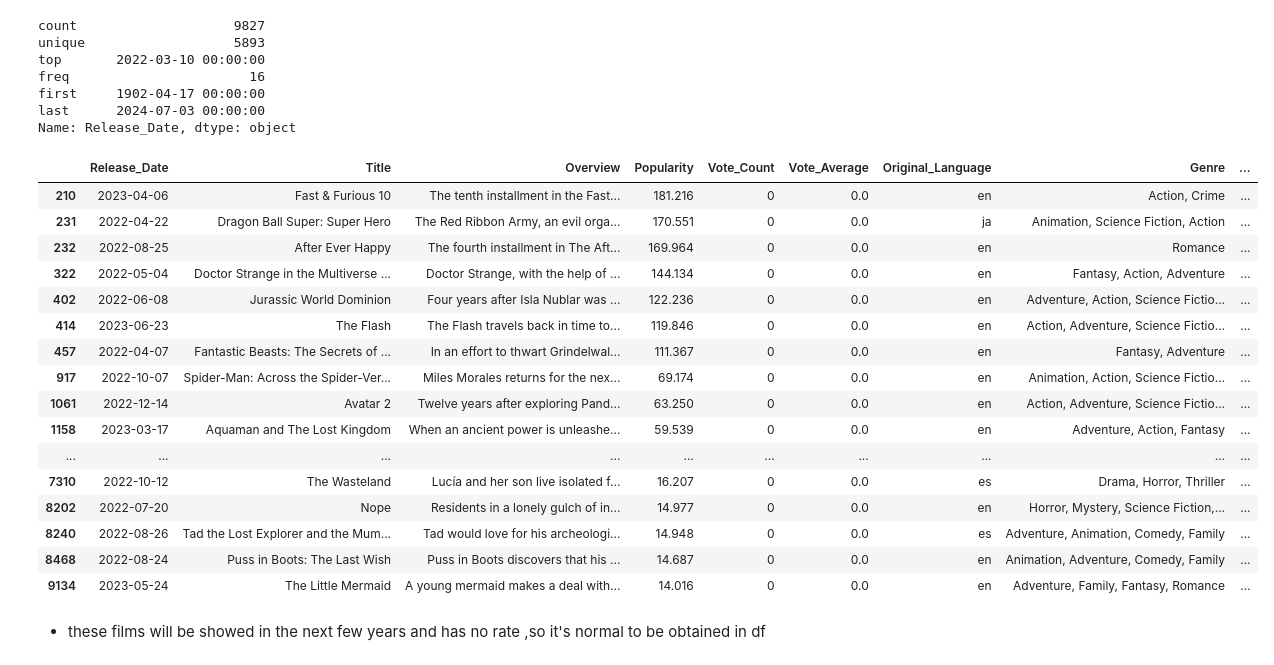
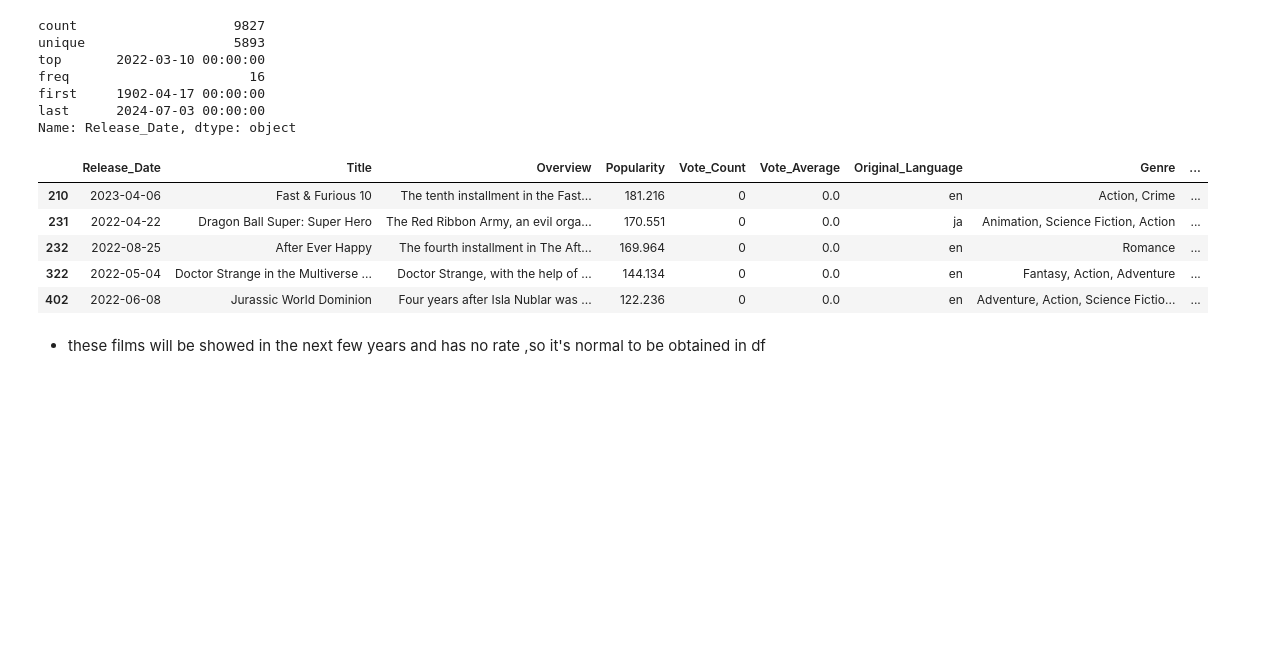
Before and after one commit to mhmdelbaz4/Movies_EDA, a Jupyter notebook: Movies.ipynb, the cells around one changed output. Saved outputs shown, nothing was run; the diff lists cells and outputs as text; code cells hidden in the pictures; blank space fills up the shorter version.

```diff
--- a/Movies.ipynb
+++ b/Movies.ipynb
@@ -261,25 +261,14 @@ last      2024-07-03 00:00:00
 Name: Release_Date, dtype: object
 # %%
 wrong_date = df["Release_Date"] > dt.datetime.today()
-df[wrong_date]
+df[wrong_date].head()
 # %% [output]
 |  | Release_Date | Title | Overview | Popularity | Vote_Count | Vote_Average | Original_Language | Genre | ... |
 | 210 | 2023-04-06 | Fast & Furious 10 | The tenth installment in the Fast... | 181.216 | 0 | 0.0 | en | Action, Crime | ... |
 | 231 | 2022-04-22 | Dragon Ball Super: Super Hero | The Red Ribbon Army, an evil orga... | 170.551 | 0 | 0.0 | ja | Animation, Science Fiction, Action | ... |
 | 232 | 2022-08-25 | After Ever Happy | The fourth installment in The Aft... | 169.964 | 0 | 0.0 | en | Romance | ... |
 | 322 | 2022-05-04 | Doctor Strange in the Multiverse ... | Doctor Strange, with the help of ... | 144.134 | 0 | 0.0 | en | Fantasy, Action, Adventure | ... |
 | 402 | 2022-06-08 | Jurassic World Dominion | Four years after Isla Nublar was ... | 122.236 | 0 | 0.0 | en | Adventure, Action, Science Fictio... | ... |
-| 414 | 2023-06-23 | The Flash | The Flash travels back in time to... | 119.846 | 0 | 0.0 | en | Action, Adventure, Science Fictio... | ... |
-| 457 | 2022-04-07 | Fantastic Beasts: The Secrets of ... | In an effort to thwart Grindelwal... | 111.367 | 0 | 0.0 | en | Fantasy, Adventure | ... |
-| 917 | 2022-10-07 | Spider-Man: Across the Spider-Ver... | Miles Morales returns for the nex... | 69.174 | 0 | 0.0 | en | Animation, Action, Science Fictio... | ... |
-| 1061 | 2022-12-14 | Avatar 2 | Twelve years after exploring Pand... | 63.250 | 0 | 0.0 | en | Action, Adventure, Science Fictio... | ... |
-| 1158 | 2023-03-17 | Aquaman and The Lost Kingdom | When an ancient power is unleashe... | 59.539 | 0 | 0.0 | en | Adventure, Action, Fantasy | ... |
-| ... | ... | ... | ... | ... | ... | ... | ... | ... | ... |
-| 7310 | 2022-10-12 | The Wasteland | Lucía and her son live isolated f... | 16.207 | 0 | 0.0 | es | Drama, Horror, Thriller | ... |
-| 8202 | 2022-07-20 | Nope | Residents in a lonely gulch of in... | 14.977 | 0 | 0.0 | en | Horror, Mystery, Science Fiction,... | ... |
-| 8240 | 2022-08-26 | Tad the Lost Explorer and the Mum... | Tad would love for his archeologi... | 14.948 | 0 | 0.0 | es | Adventure, Animation, Comedy, Family | ... |
-| 8468 | 2022-08-24 | Puss in Boots: The Last Wish | Puss in Boots discovers that his ... | 14.687 | 0 | 0.0 | en | Animation, Adventure, Comedy, Family | ... |
-| 9134 | 2023-05-24 | The Little Mermaid | A young mermaid makes a deal with... | 14.016 | 0 | 0.0 | en | Adventure, Family, Fantasy, Romance | ... |
 # %% [markdown]
 * these films will be showed in the next few years and has no rate ,so it's normal to be obtained in df
 # %%
```
